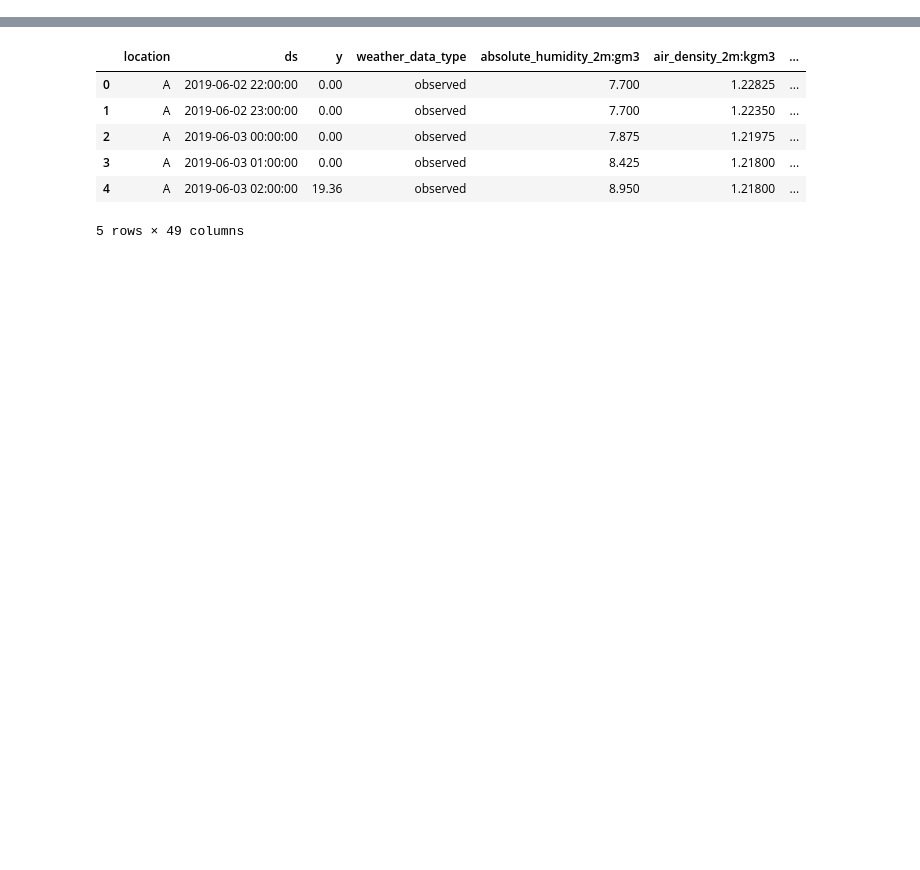
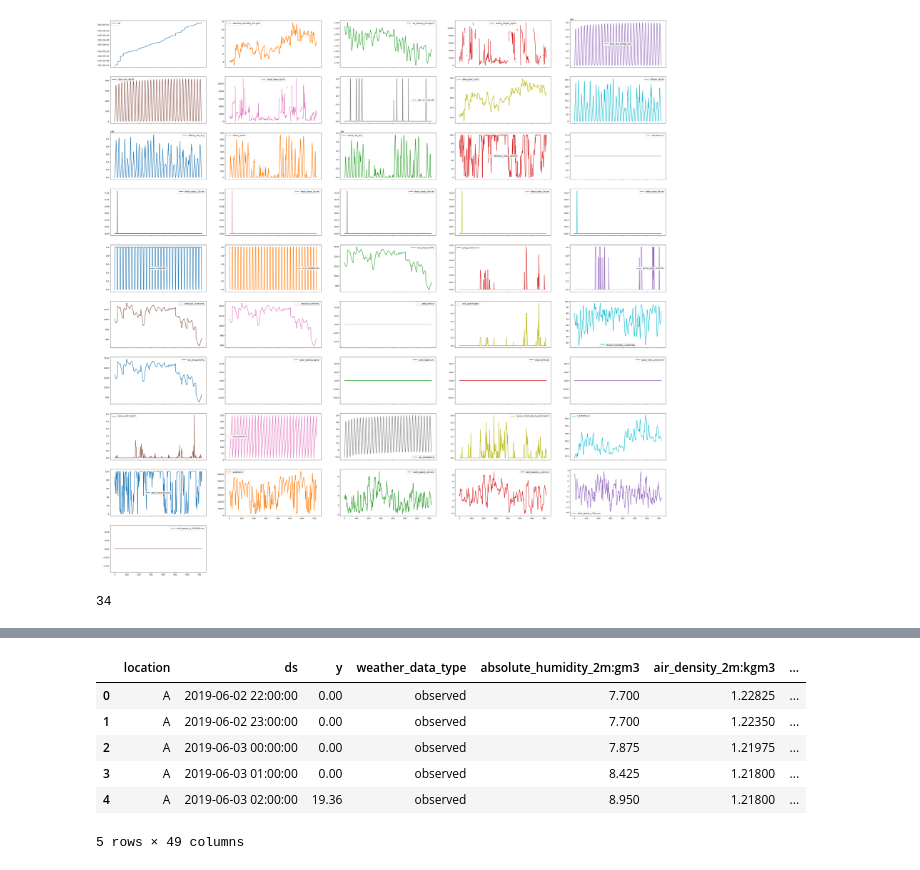
Before and after one commit to jacob-a-worsoe/stabekk, a Jupyter notebook: notebooks/workbook_henrik.ipynb, the cells around one changed output, grey strips where cells are left out. Cells and saved outputs as stored; diff of their text form; code cells hidden in the pictures; blank space fills up the shorter version.

```diff
--- a/notebooks/workbook_henrik.ipynb
+++ b/notebooks/workbook_henrik.ipynb
@@ -16,0 +88,20 @@ df_test = data.get_testing_flattened()
+# %%
+df_test[df_test['location'] == 'A'].plot(subplots=True, layout=(10, 5), figsize=(50, 50), linewidth=2)
+plt.savefig('test_feature_overview_A.png')
+# %% [output]
+[figure, added]
+# %%
+features = ['location', 'ds', 'weather_data_type', 'absolute_humidity_2m:gm3',
+       'air_density_2m:kgm3', 'ceiling_height_agl:m', 'clear_sky_energy_1h:J',
+       'clear_sky_rad:W', 'cloud_base_agl:m', 'dew_or_rime:idx',
+       'dew_point_2m:K', 'diffuse_rad:W', 'diffuse_rad_1h:J', 'direct_rad:W',
+       'direct_rad_1h:J', 'effective_cloud_cover:p','fresh_snow_3h:cm', 'is_day:idx',
+       'is_in_shadow:idx', 'precip_5min:mm','precip_type_5min:idx', 'rain_water:kgm2', 'relative_humidity_1000hPa:p',
+       'sfc_pressure:hPa','snow_water:kgm2',
+       'sun_azimuth:d', 'sun_elevation:d', 'super_cooled_liquid_water:kgm2',
+       't_1000hPa:K', 'total_cloud_cover:p', 'visibility:m',
+       'wind_speed_10m:ms', 'wind_speed_u_10m:ms', 'wind_speed_v_10m:ms']
+
+len(features)
+# %% [output]
+34
```
Also changed, not shown: parts of 15 cells of this notebook, 8 other files.
